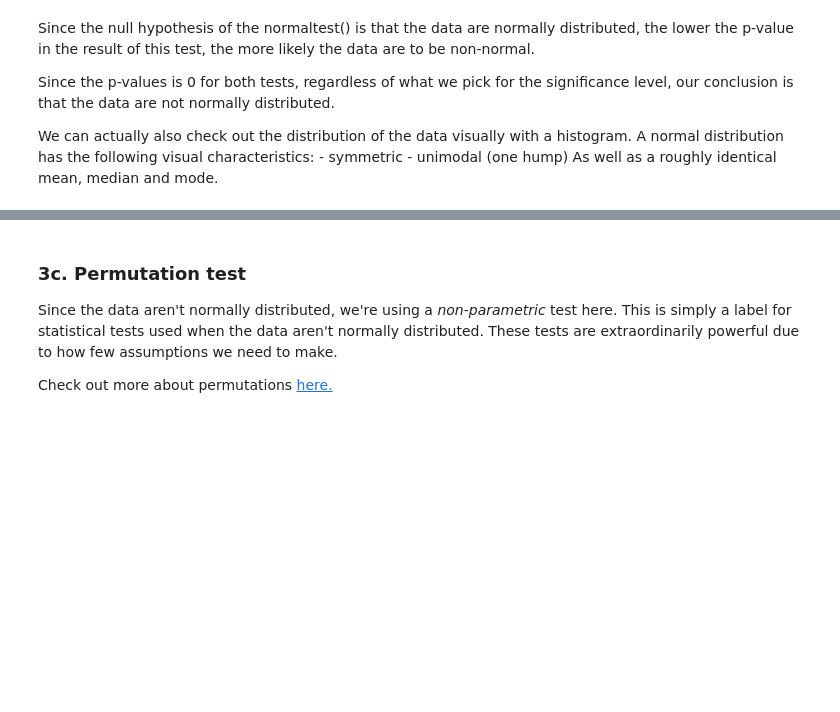
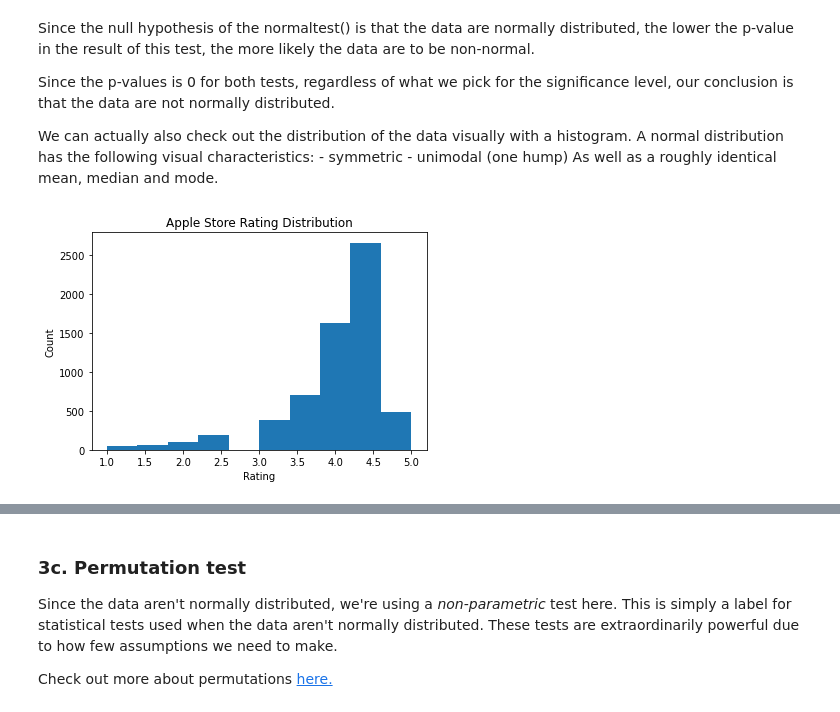
Before and after one commit to birr-data/Integrating_Apps, a Jupyter notebook: mjg-apps-project-Tier3.ipynb, the cells around one changed output, grey strips where cells are left out. Drawn from its saved outputs; the diff is of its cells as text; code cells hidden in the pictures; blank space fills up the shorter version.

```diff
--- a/mjg-apps-project-Tier3.ipynb
+++ b/mjg-apps-project-Tier3.ipynb
@@ -417,7 +420,8 @@ There are many different statistical tests, all with different assumptions. You'
 # %%
 # Create a subset of the column 'Rating' by the different platforms.
 # Call the subsets 'apple' and 'google'
-_ _ _
+apple = df.loc[df['platform'] == 'apple', 'Rating']
+google = df.loc[df['platform'] == 'google', 'Rating']
 # %%
 # Using the stats.normaltest() method, get an indication of whether the apple data are normally distributed
 # Save the result in a variable called apple_normal, and print it out
@@ -436,4 +444,10 @@ We can actually also check out the distribution of the data visually with a hist
 As well as a roughly identical mean, median and mode.
 # %%
 # Create a histogram of the apple reviews distribution
-_ _ _
+plt.hist(apple)
+plt.xlabel('Rating')
+plt.ylabel('Count')
+plt.title('Apple Store Rating Distribution')
+plt.show()
+# %% [output]
+[figure, added]
```
Also changed, not shown: parts of 12 cells of this notebook.
